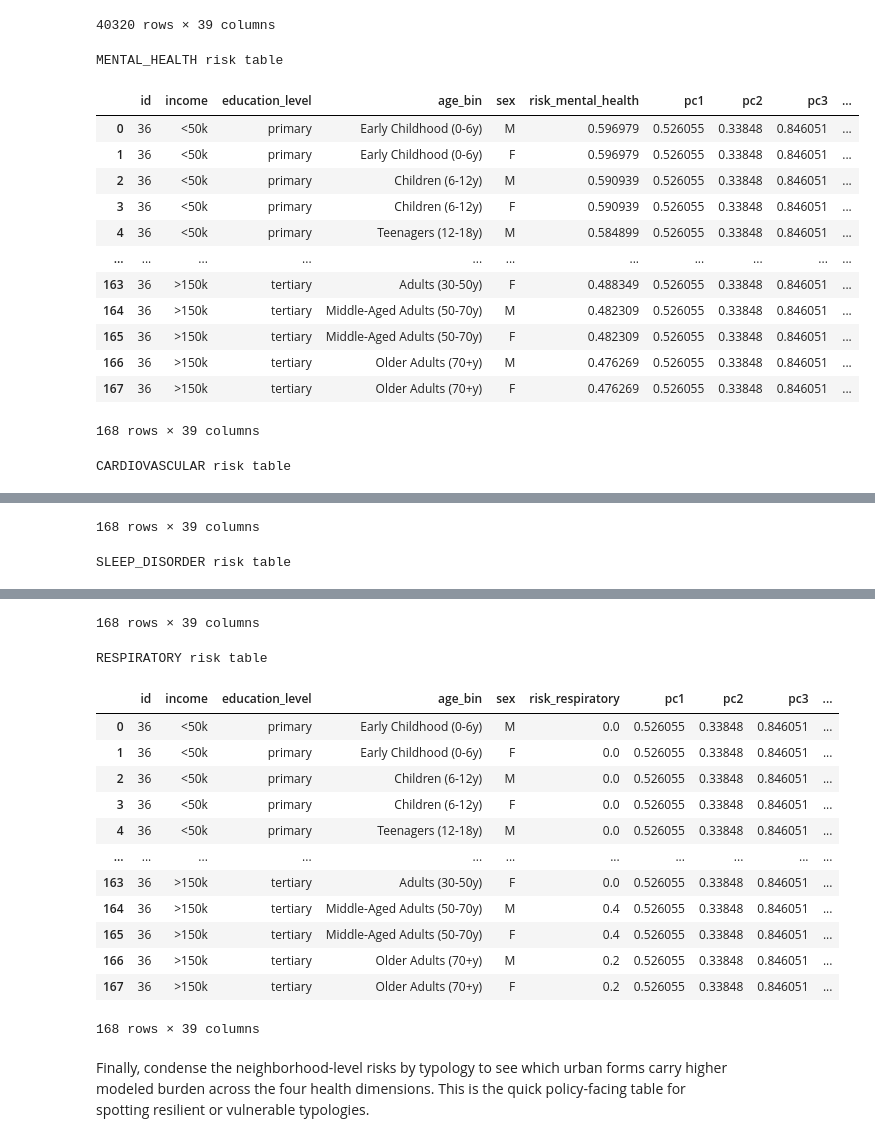
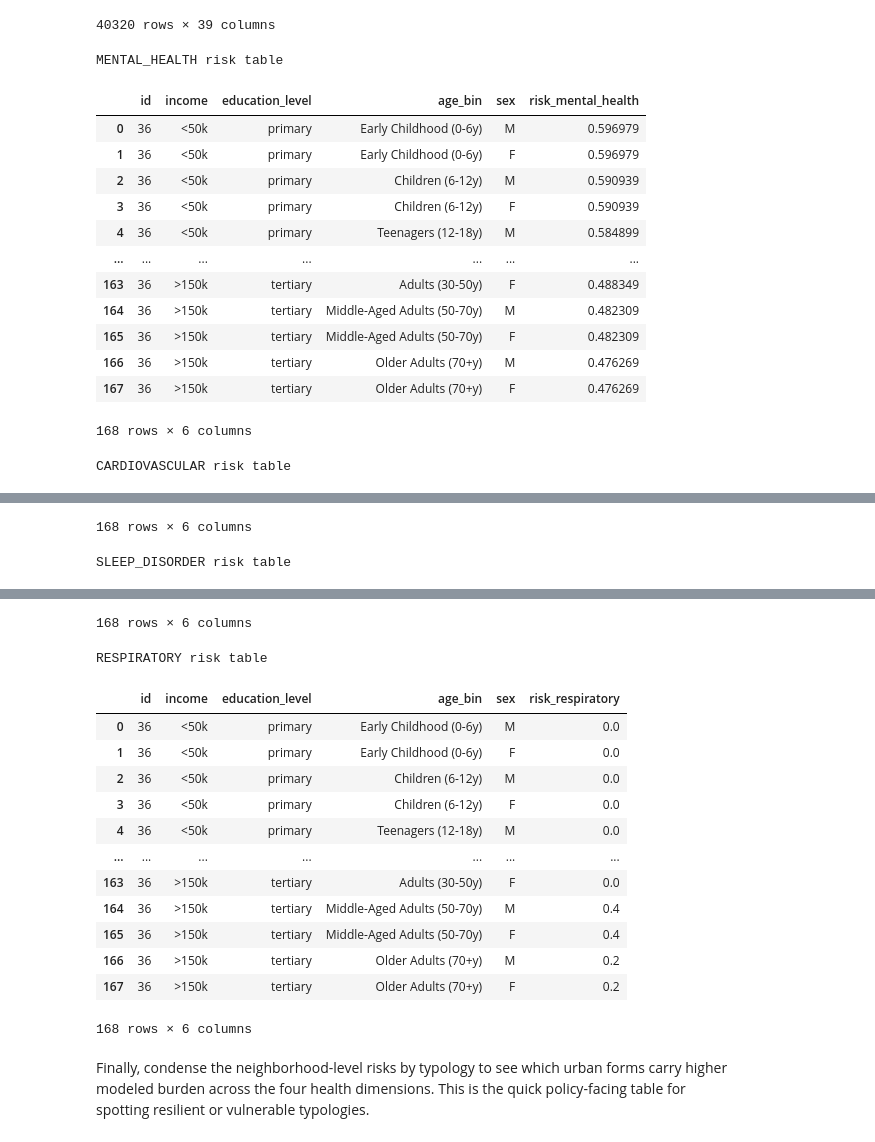
Before and after one commit to MauroPello/ENAC-ML4Science_LIPID, a Jupyter notebook: main.ipynb, the cells around one changed output, grey strips where cells are left out. Saved outputs shown, nothing was run; the diff lists cells and outputs as text; code cells hidden in the pictures.

```diff
--- a/main.ipynb
+++ b/main.ipynb
@@ -1148,23 +1148,24 @@ RESPIRATORY risk table
 # %%
 # let's checkout the health risks related to the neighborhood with id 36
 
 neighborhood_id = 36
 for name, df_risk in health_risks.items():
     print(f"\n{name.upper()} risk table")
-    display(df_risk[df_risk["id"] == neighborhood_id])
+    neighborhood_df = df_risk[df_risk["id"] == neighborhood_id]
+    display(neighborhood_df[neighborhood_df.columns[:6]])
 # %% [output]
 MENTAL_HEALTH risk table
-|  | id | income | education_level | age_bin | sex | risk_mental_health | pc1 | pc2 | pc3 | ... |
-| 0 | 36 | <50k | primary | Early Childhood (0-6y) | M | 0.596979 | 0.526055 | 0.33848 | 0.846051 | ... |
-| 1 | 36 | <50k | primary | Early Childhood (0-6y) | F | 0.596979 | 0.526055 | 0.33848 | 0.846051 | ... |
-| 2 | 36 | <50k | primary | Children (6-12y) | M | 0.590939 | 0.526055 | 0.33848 | 0.846051 | ... |
-| 3 | 36 | <50k | primary | Children (6-12y) | F | 0.590939 | 0.526055 | 0.33848 | 0.846051 | ... |
-| 4 | 36 | <50k | primary | Teenagers (12-18y) | M | 0.584899 | 0.526055 | 0.33848 | 0.846051 | ... |
-| ... | ... | ... | ... | ... | ... | ... | ... | ... | ... | ... |
-| 163 | 36 | >150k | tertiary | Adults (30-50y) | F | 0.488349 | 0.526055 | 0.33848 | 0.846051 | ... |
-| 164 | 36 | >150k | tertiary | Middle-Aged Adults (50-70y) | M | 0.482309 | 0.526055 | 0.33848 | 0.846051 | ... |
-| 165 | 36 | >150k | tertiary | Middle-Aged Adults (50-70y) | F | 0.482309 | 0.526055 | 0.33848 | 0.846051 | ... |
-| 166 | 36 | >150k | tertiary | Older Adults (70+y) | M | 0.476269 | 0.526055 | 0.33848 | 0.846051 | ... |
-| 167 | 36 | >150k | tertiary | Older Adults (70+y) | F | 0.476269 | 0.526055 | 0.33848 | 0.846051 | ... |
+|  | id | income | education_level | age_bin | sex | risk_mental_health |
+| 0 | 36 | <50k | primary | Early Childhood (0-6y) | M | 0.596979 |
+| 1 | 36 | <50k | primary | Early Childhood (0-6y) | F | 0.596979 |
+| 2 | 36 | <50k | primary | Children (6-12y) | M | 0.590939 |
+| 3 | 36 | <50k | primary | Children (6-12y) | F | 0.590939 |
+| 4 | 36 | <50k | primary | Teenagers (12-18y) | M | 0.584899 |
+| ... | ... | ... | ... | ... | ... | ... |
+| 163 | 36 | >150k | tertiary | Adults (30-50y) | F | 0.488349 |
+| 164 | 36 | >150k | tertiary | Middle-Aged Adults (50-70y) | M | 0.482309 |
+| 165 | 36 | >150k | tertiary | Middle-Aged Adults (50-70y) | F | 0.482309 |
+| 166 | 36 | >150k | tertiary | Older Adults (70+y) | M | 0.476269 |
+| 167 | 36 | >150k | tertiary | Older Adults (70+y) | F | 0.476269 |
-168 rows × 39 columns
+168 rows × 6 columns
 CARDIOVASCULAR risk table
@@ -1183,2 +1184,2 @@ CARDIOVASCULAR risk table
-168 rows × 39 columns
+168 rows × 6 columns
 SLEEP_DISORDER risk table
@@ -1197,18 +1198,18 @@ SLEEP_DISORDER risk table
-168 rows × 39 columns
+168 rows × 6 columns
 RESPIRATORY risk table
-|  | id | income | education_level | age_bin | sex | risk_respiratory | pc1 | pc2 | pc3 | ... |
-| 0 | 36 | <50k | primary | Early Childhood (0-6y) | M | 0.0 | 0.526055 | 0.33848 | 0.846051 | ... |
-| 1 | 36 | <50k | primary | Early Childhood (0-6y) | F | 0.0 | 0.526055 | 0.33848 | 0.846051 | ... |
-| 2 | 36 | <50k | primary | Children (6-12y) | M | 0.0 | 0.526055 | 0.33848 | 0.846051 | ... |
-| 3 | 36 | <50k | primary | Children (6-12y) | F | 0.0 | 0.526055 | 0.33848 | 0.846051 | ... |
-| 4 | 36 | <50k | primary | Teenagers (12-18y) | M | 0.0 | 0.526055 | 0.33848 | 0.846051 | ... |
-| ... | ... | ... | ... | ... | ... | ... | ... | ... | ... | ... |
-| 163 | 36 | >150k | tertiary | Adults (30-50y) | F | 0.0 | 0.526055 | 0.33848 | 0.846051 | ... |
-| 164 | 36 | >150k | tertiary | Middle-Aged Adults (50-70y) | M | 0.4 | 0.526055 | 0.33848 | 0.846051 | ... |
-| 165 | 36 | >150k | tertiary | Middle-Aged Adults (50-70y) | F | 0.4 | 0.526055 | 0.33848 | 0.846051 | ... |
-| 166 | 36 | >150k | tertiary | Older Adults (70+y) | M | 0.2 | 0.526055 | 0.33848 | 0.846051 | ... |
-| 167 | 36 | >150k | tertiary | Older Adults (70+y) | F | 0.2 | 0.526055 | 0.33848 | 0.846051 | ... |
+|  | id | income | education_level | age_bin | sex | risk_respiratory |
+| 0 | 36 | <50k | primary | Early Childhood (0-6y) | M | 0.0 |
+| 1 | 36 | <50k | primary | Early Childhood (0-6y) | F | 0.0 |
+| 2 | 36 | <50k | primary | Children (6-12y) | M | 0.0 |
+| 3 | 36 | <50k | primary | Children (6-12y) | F | 0.0 |
+| 4 | 36 | <50k | primary | Teenagers (12-18y) | M | 0.0 |
+| ... | ... | ... | ... | ... | ... | ... |
+| 163 | 36 | >150k | tertiary | Adults (30-50y) | F | 0.0 |
+| 164 | 36 | >150k | tertiary | Middle-Aged Adults (50-70y) | M | 0.4 |
+| 165 | 36 | >150k | tertiary | Middle-Aged Adults (50-70y) | F | 0.4 |
+| 166 | 36 | >150k | tertiary | Older Adults (70+y) | M | 0.2 |
+| 167 | 36 | >150k | tertiary | Older Adults (70+y) | F | 0.2 |
-168 rows × 39 columns
+168 rows × 6 columns
 # %% [markdown]
 Finally, condense the neighborhood-level risks by typology to see which urban forms carry higher modeled burden across the four health dimensions. This is the quick policy-facing table for spotting resilient or vulnerable typologies.
 # %%
```
Also changed, not shown: parts of 1 cell of this notebook.
